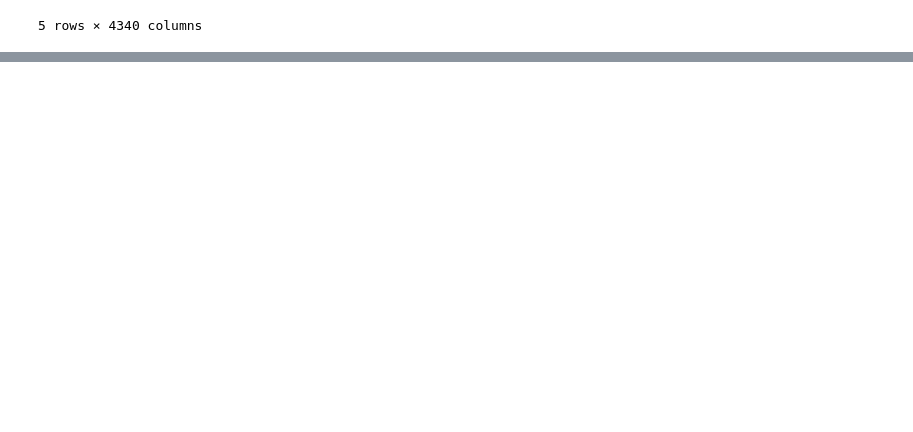
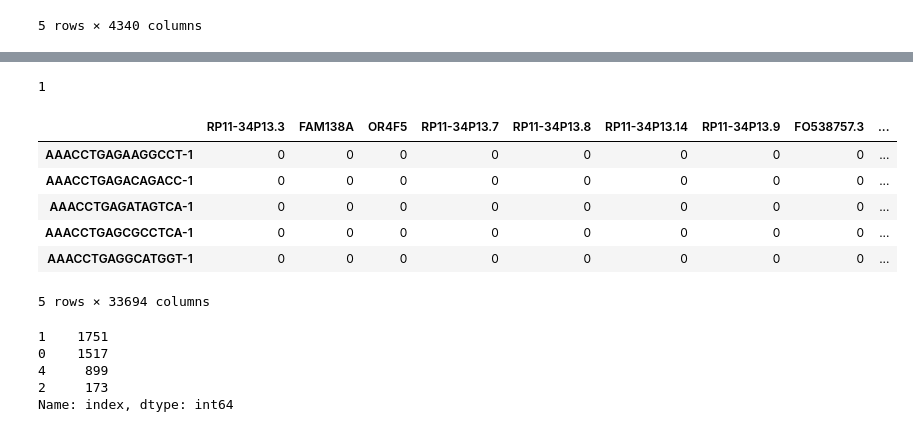
Before and after one commit to DmitrySerg/Bioinformatics, a Jupyter notebook: Single_cell/SingleCellRNA-sec.ipynb, the cells around one changed output, grey strips where cells are left out. Saved outputs shown, nothing was run; the diff lists cells and outputs as text; code cells hidden in the pictures; blank space fills up the shorter version.

```diff
--- a/Single_cell/SingleCellRNA-sec.ipynb
+++ b/Single_cell/SingleCellRNA-sec.ipynb
@@ -109,0 +137,16 @@ grp
+# %%
+getCluster(cell)
+# %% [output]
+1
+# %%
+FINAL = expression.T
+# %%
+FINAL.head()
+# %% [output]
+|  | RP11-34P13.3 | FAM138A | OR4F5 | RP11-34P13.7 | RP11-34P13.8 | RP11-34P13.14 | RP11-34P13.9 | FO538757.3 | ... |
+| AAACCTGAGAAGGCCT-1 | 0 | 0 | 0 | 0 | 0 | 0 | 0 | 0 | ... |
+| AAACCTGAGACAGACC-1 | 0 | 0 | 0 | 0 | 0 | 0 | 0 | 0 | ... |
+| AAACCTGAGATAGTCA-1 | 0 | 0 | 0 | 0 | 0 | 0 | 0 | 0 | ... |
+| AAACCTGAGCGCCTCA-1 | 0 | 0 | 0 | 0 | 0 | 0 | 0 | 0 | ... |
+| AAACCTGAGGCATGGT-1 | 0 | 0 | 0 | 0 | 0 | 0 | 0 | 0 | ... |
+5 rows × 33694 columns
@@ -109,0 +155,8 @@ grp
+# %%
+clusters_to_add.value_counts()
+# %% [output]
+1    1751
+0    1517
+4     899
+2     173
+Name: index, dtype: int64
```
Also changed, not shown: parts of 23 cells of this notebook, 2 other files.
